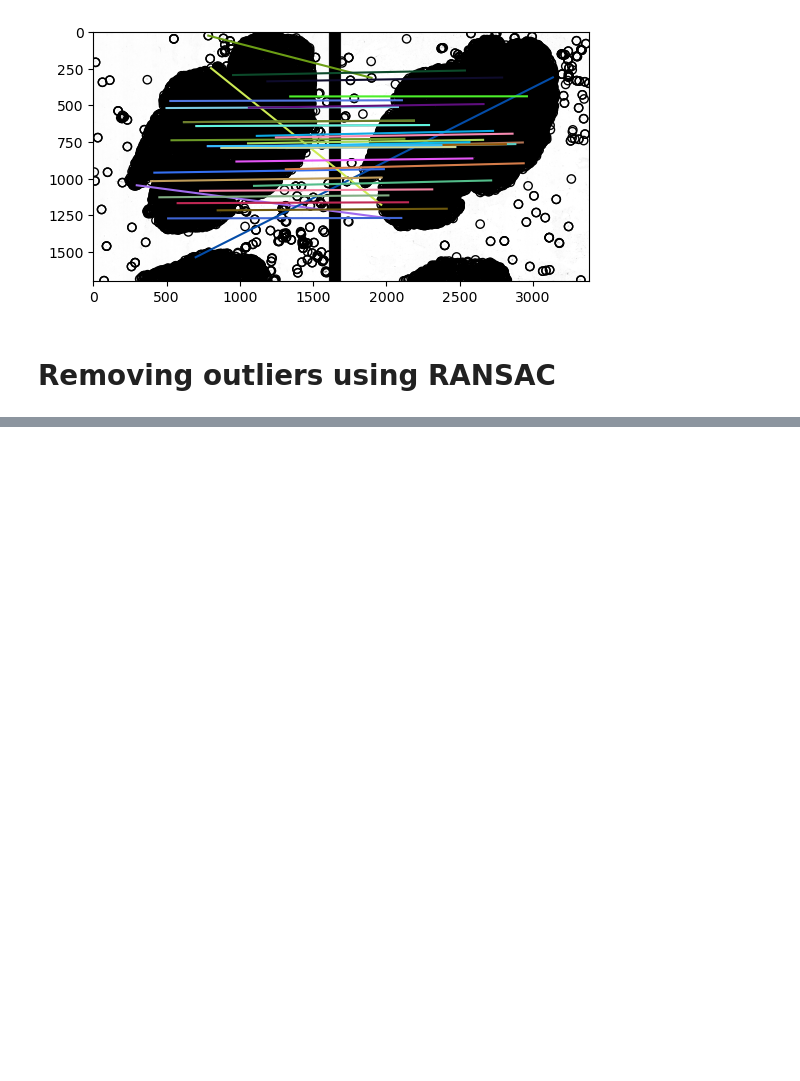
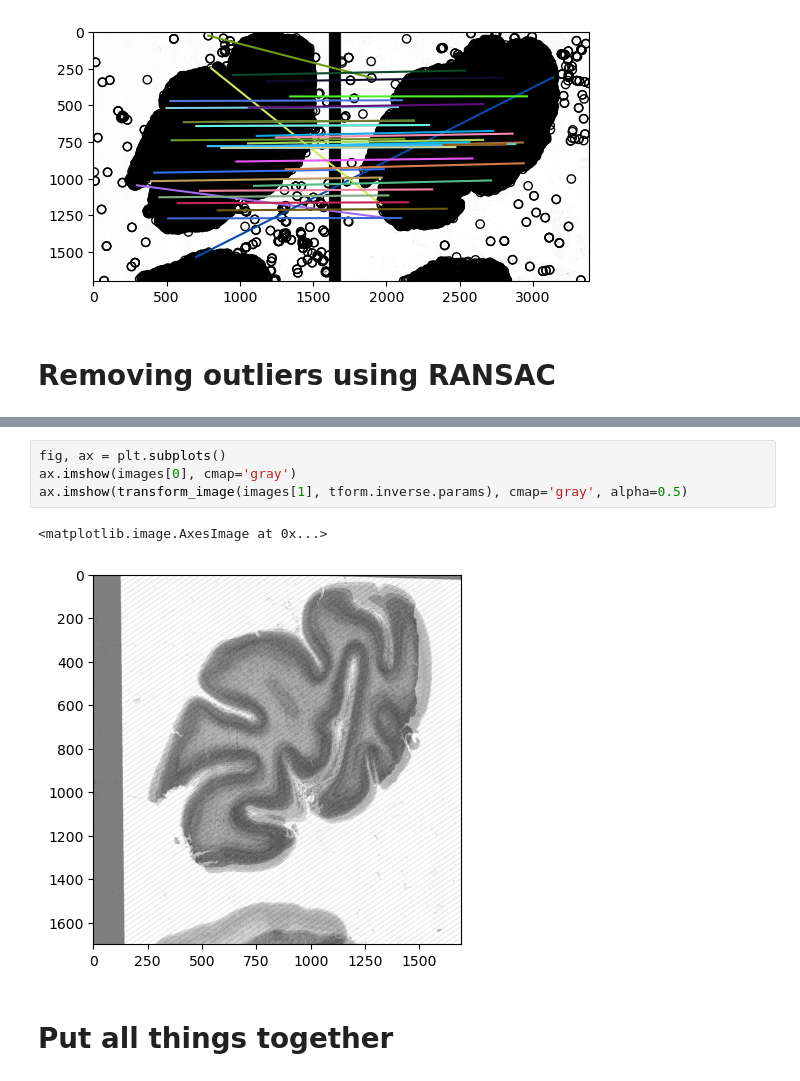
Before and after one commit to SAutum/ai-ds, a Jupyter notebook: cv/hongli/project1/project1.ipynb, the cells around one changed output, grey strips where cells are left out. Saved outputs shown, nothing was run; the diff lists cells and outputs as text; blank space fills up the shorter version.

```diff
--- a/cv/hongli/project1/project1.ipynb
+++ b/cv/hongli/project1/project1.ipynb
@@ -248,0 +248,9 @@ ax[1].plot(keypoints_1[matches_remove[:, 1]][:, 1], keypoints_1[matches_remove[:
+# %%
+fig, ax = plt.subplots()
+ax.imshow(images[0], cmap='gray')
+ax.imshow(transform_image(images[1], tform.inverse.params), cmap='gray', alpha=0.5)
+# %% [output]
+<matplotlib.image.AxesImage at 0x...>
+[figure, added]
+# %% [markdown]
+# Put all things together
```
Also changed, not shown: parts of 10 cells of this notebook.
